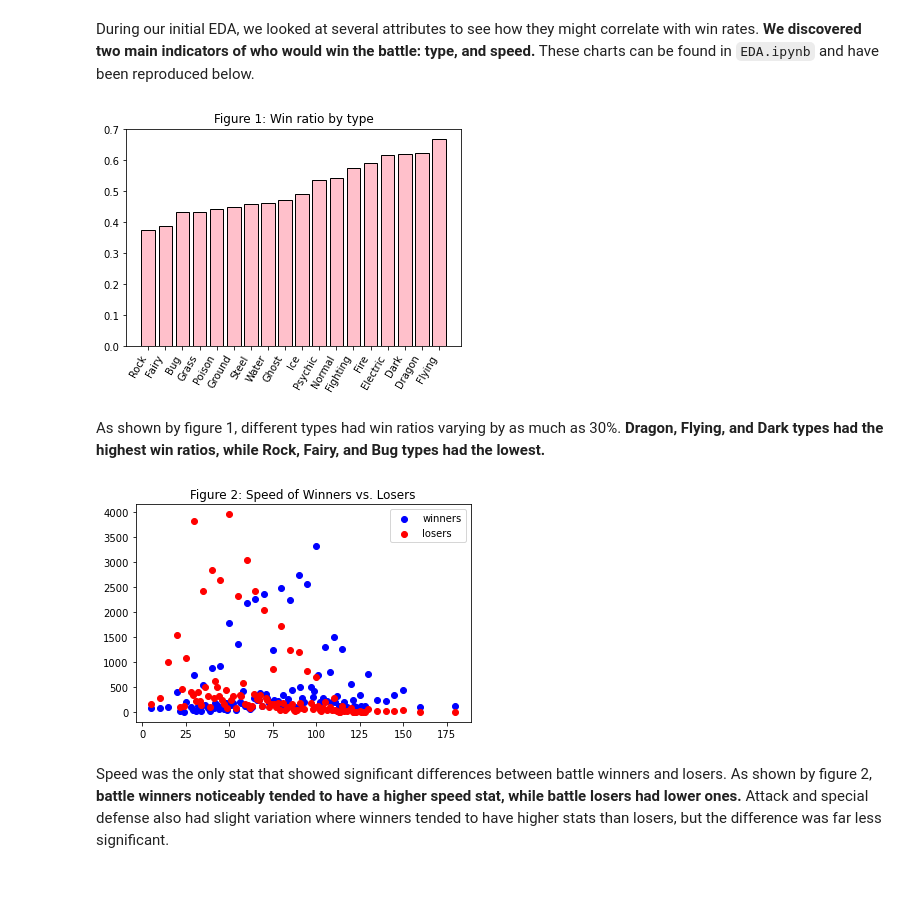
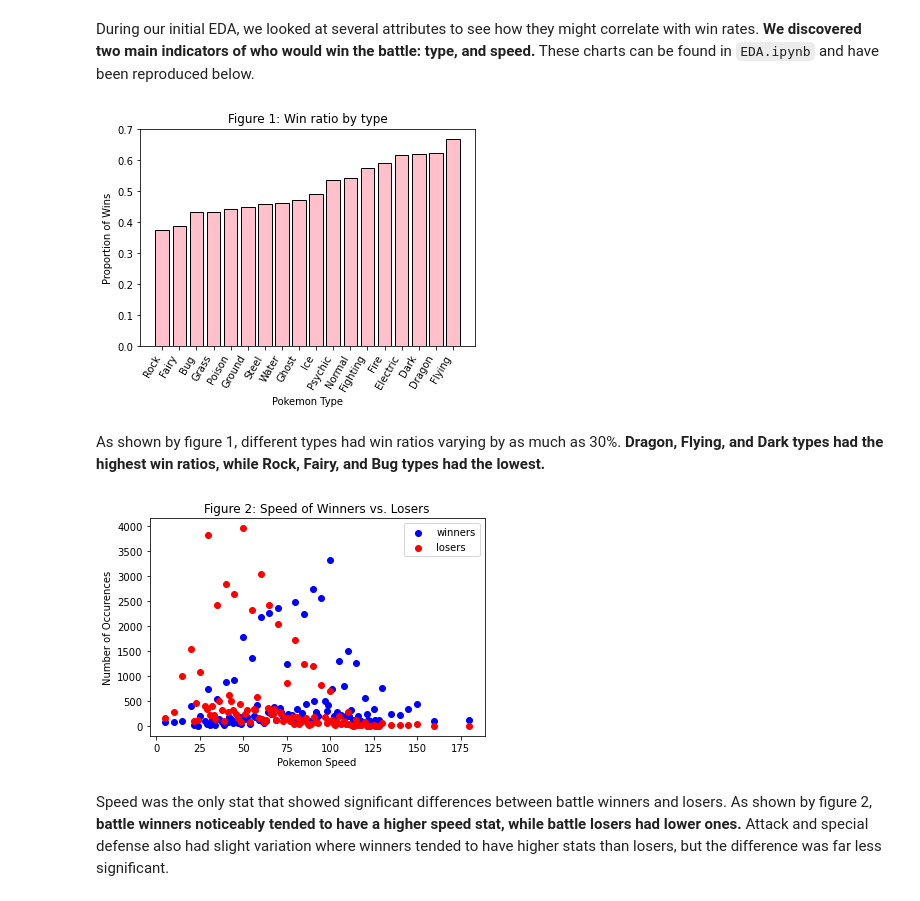
Before and after one commit to emilyinkrott/322-project, a Jupyter notebook: technical_report.ipynb, the cells around one changed output. Drawn from its saved outputs; the diff is of its cells as text; code cells hidden in the pictures.

```diff
--- a/technical_report.ipynb
+++ b/technical_report.ipynb
@@ -94,34 +94,36 @@ for instance in table.data:
         curr_loser.extend(instance[3:15])
     winners.append(curr_winner)
     losers.append(curr_loser)
     #types are stored at 5, 6, 17, 18
     for index in type_indexes:
         type = instance[index]
         if type != '':
             type_counts[s_types.index(type)] += 1
 
 winner_type_vals, winner_type_counts = myutils.get_frequencies_by_col_name(winners, winners_header, "Type 1")
 w_secondary_type_vals, w_secondary_type_counts = myutils.get_frequencies_by_col_name(winners, winners_header, "Type 2")
 
 #add frequencies to get the total number of apperances by type
 for i in range(len(w_secondary_type_vals)):
     if w_secondary_type_vals[i] in winner_type_vals:
         p_index = winner_type_vals.index(w_secondary_type_vals[i])
         winner_type_counts[p_index] += w_secondary_type_counts[i]
 w_ratios = []
 for i in range(len(winner_type_vals)):
     #s_types parallel to type_counts
     w_ratios.append(winner_type_counts[i]/type_counts[s_types.index(winner_type_vals[i])])
 
 w_rates, w_types, w_counts = more_itertools.sort_together([w_ratios, winner_type_vals, winner_type_counts])
 
 plt.figure()
 plt.bar(w_types, w_rates, align= CENTER, edgecolor='black', color = 'pink')
 plt.xticks(w_types, w_types, rotation = 60, ha="right")
+plt.xlabel("Pokemon Type")
+plt.ylabel("Proportion of Wins")
 plt.title("Figure 1: Win ratio by type")
 plt.show()
 # %% [output]
-[figure, old version]
+[figure, new version]
 # %% [markdown]
 As shown by figure 1, different types had win ratios varying by as much as 30%. **Dragon, Flying, and Dark types had the highest win ratios, while Rock, Fairy, and Bug types had the lowest.**
 # %%
@@ -134,10 +136,12 @@ loser_vals, loser_freqs = myutils.get_frequencies_by_col_name(loser_stat_table,
 plt.title("Figure 2: Speed of Winners vs. Losers")
 plt.scatter(stat_vals, stat_freqs, color="blue", label="winners")
 plt.scatter(loser_vals, loser_freqs, color="red", label="losers")
+plt.xlabel("Pokemon Speed")
+plt.ylabel("Number of Occurences")
 plt.legend()
 plt.show()
 # %% [output]
-[figure, old version]
+[figure, new version]
 # %% [markdown]
 Speed was the only stat that showed significant differences between battle winners and losers. As shown by figure 2, **battle winners noticeably tended to have a higher speed stat, while battle losers had lower ones.** Attack and special defense also had slight variation where winners tended to have higher stats than losers, but the difference was far less significant.
 # %% [markdown]
```
